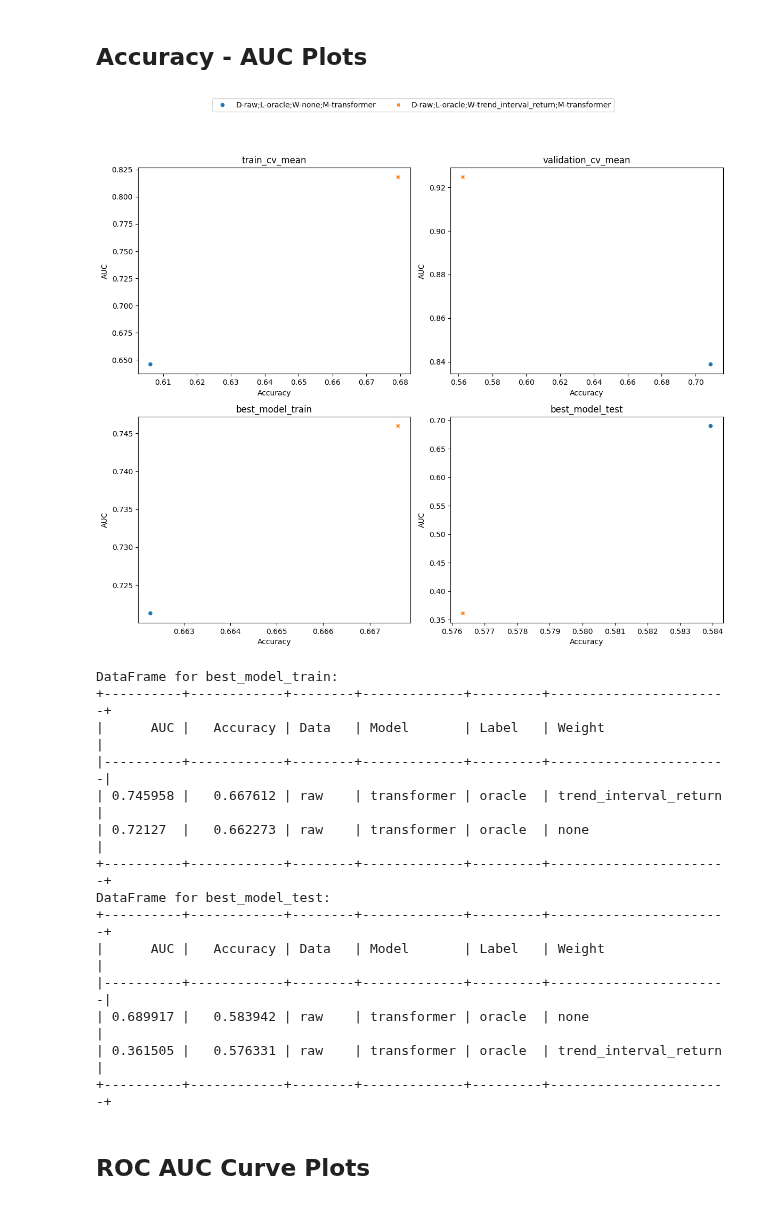
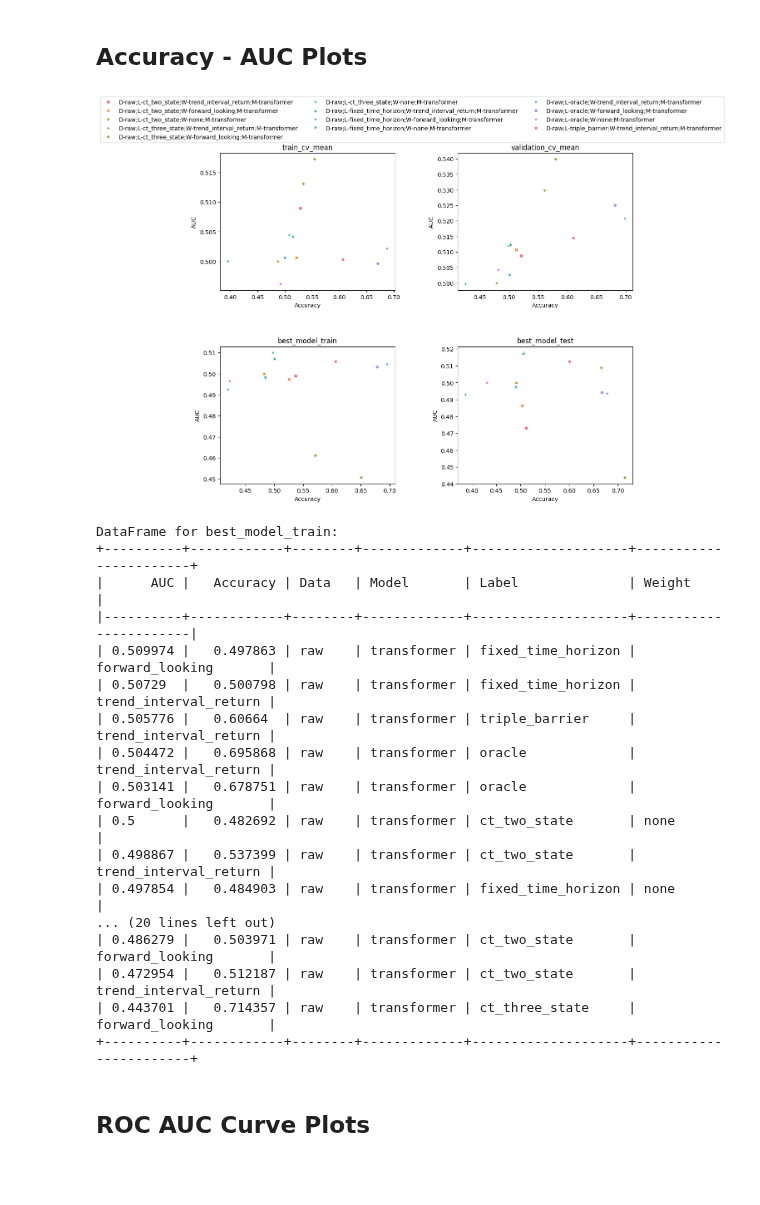
Before and after one commit to MDzaja/MasterThesis, a Jupyter notebook: notebook.ipynb, the cells around one changed output. Saved outputs shown, nothing was run; the diff lists cells and outputs as text; code cells hidden in the pictures; blank space fills up the shorter version.

```diff
--- a/notebook.ipynb
+++ b/notebook.ipynb
@@ -128,26 +149,29 @@ plot_utils.plot_weights('Weights', prices, labels, weights_dict)
 # %% [markdown]
 ## Accuracy - AUC Plots
 # %%
-with open('/home/mdzaja/MasterThesis/artifacts/models/test_logs/oracle-transformer/metrics.json', 'r') as file:
+with open('/home/mdzaja/MasterThesis/artifacts/assets/AAPL/models/test_logs/raw/metrics.json', 'r') as file:
     metrics = json.load(file)
 data_types = ['train_cv_mean', 'validation_cv_mean', 'best_model_train', 'best_model_test']
 plot_utils.plot_acc_auc(metrics, x_title='Accuracy', y_title='AUC', x_key='accuracy', y_key='auc', data_types=data_types)
 # %% [output]
-[figure, old version]
+[figure, new version]
 DataFrame for best_model_train:
-+----------+------------+--------+-------------+---------+-----------------------+
-|      AUC |   Accuracy | Data   | Model       | Label   | Weight                |
-|----------+------------+--------+-------------+---------+-----------------------|
-| 0.745958 |   0.667612 | raw    | transformer | oracle  | trend_interval_return |
-| 0.72127  |   0.662273 | raw    | transformer | oracle  | none                  |
-+----------+------------+--------+-------------+---------+-----------------------+
-DataFrame for best_model_test:
-+----------+------------+--------+-------------+---------+-----------------------+
-|      AUC |   Accuracy | Data   | Model       | Label   | Weight                |
-|----------+------------+--------+-------------+---------+-----------------------|
-| 0.689917 |   0.583942 | raw    | transformer | oracle  | none                  |
-| 0.361505 |   0.576331 | raw    | transformer | oracle  | trend_interval_return |
-+----------+------------+--------+-------------+---------+-----------------------+
++----------+------------+--------+-------------+--------------------+-----------------------+
+|      AUC |   Accuracy | Data   | Model       | Label              | Weight                |
+|----------+------------+--------+-------------+--------------------+-----------------------|
+| 0.509974 |   0.497863 | raw    | transformer | fixed_time_horizon | forward_looking       |
+| 0.50729  |   0.500798 | raw    | transformer | fixed_time_horizon | trend_interval_return |
+| 0.505776 |   0.60664  | raw    | transformer | triple_barrier     | trend_interval_return |
+| 0.504472 |   0.695868 | raw    | transformer | oracle             | trend_interval_return |
+| 0.503141 |   0.678751 | raw    | transformer | oracle             | forward_looking       |
+| 0.5      |   0.482692 | raw    | transformer | ct_two_state       | none                  |
+| 0.498867 |   0.537399 | raw    | transformer | ct_two_state       | trend_interval_return |
+| 0.497854 |   0.484903 | raw    | transformer | fixed_time_horizon | none                  |
+... (20 lines left out)
+| 0.486279 |   0.503971 | raw    | transformer | ct_two_state       | forward_looking       |
+| 0.472954 |   0.512187 | raw    | transformer | ct_two_state       | trend_interval_return |
+| 0.443701 |   0.714357 | raw    | transformer | ct_three_state     | forward_looking       |
++----------+------------+--------+-------------+--------------------+-----------------------+
 # %% [markdown]
 ## ROC AUC Curve Plots
 # %%
```
Also changed, not shown: parts of 3 cells of this notebook, 14 other files.
